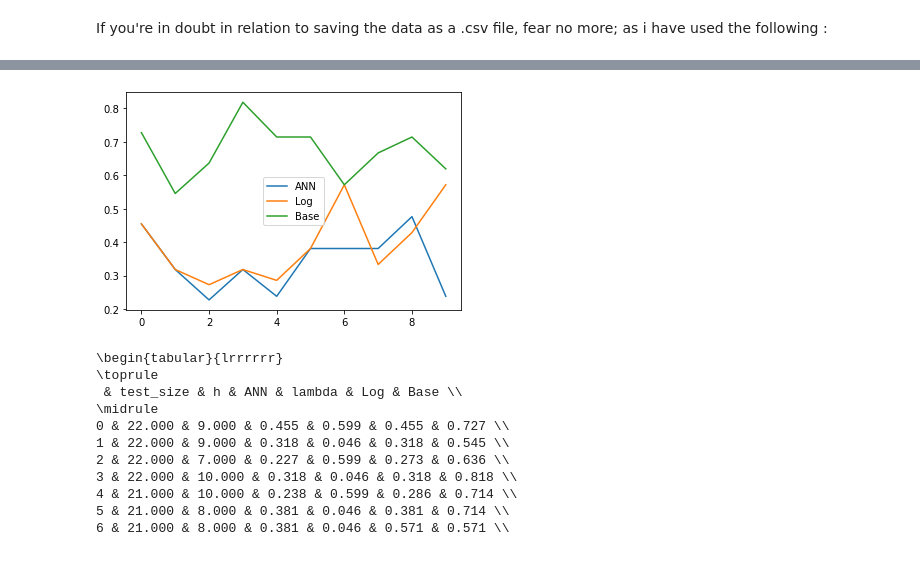
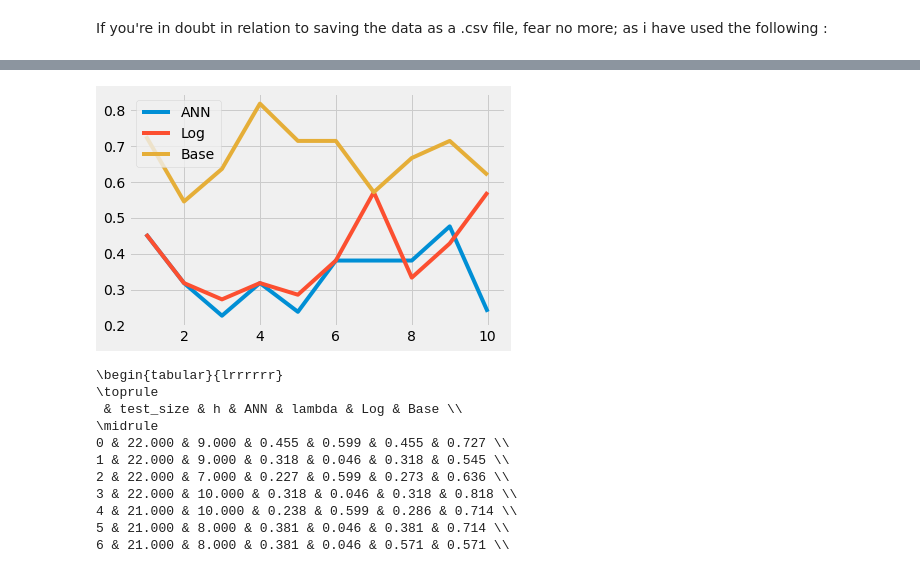
Before and after one commit to NikolajHee/MLDM-Assignment-2, a Jupyter notebook: statistical_tests.ipynb, the cells around one changed output, grey strips where cells are left out. Cells and saved outputs as stored; diff of their text form; code cells hidden in the pictures.

```diff
--- a/statistical_tests.ipynb
+++ b/statistical_tests.ipynb
@@ -15,6 +19,8 @@ If you're in doubt in relation to saving the data as a .csv file, fear no more;
 # %%
 import pandas as pd
 import numpy as np
+plt.style.use('fivethirtyeight')
+
 
 classification_results = pd.read_csv('classification_results.csv')
 # %%
@@ -28,16 +38,15 @@ array([0.45454545, 0.31818182, 0.22727273, 0.31818182, 0.23809524,
 # %%
 import matplotlib.pyplot as plt
 
 
-
-plt.plot(array[0])
-plt.plot(array[1])
-plt.plot(array[2])
-#plt.axhline(0.5,color='red')
-plt.legend(['ANN', 'Log', 'Base'])
+x_axis = [i+1 for i in range(10)]
+plt.plot(x_axis, array[0])
+plt.plot(x_axis, array[1])
+plt.plot(x_axis, array[2])
+plt.legend(['ANN', 'Log', 'Base'], loc="upper left")
 plt.show()
 # %% [output]
-[figure, old version]
+[figure, new version]
 # %%
 precision  = 3 #antal decimaler
 
```
Also changed, not shown: parts of 5 cells of this notebook, 5 other files.
